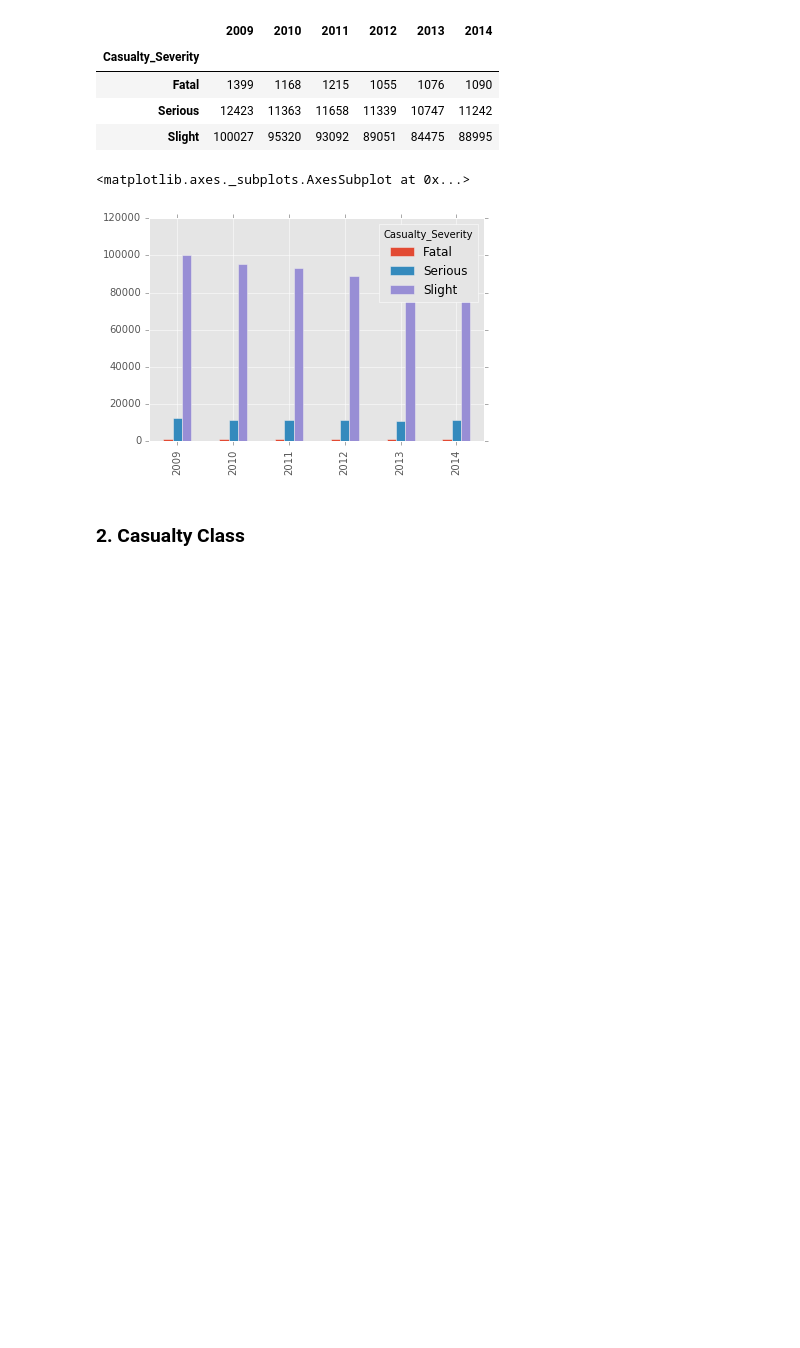
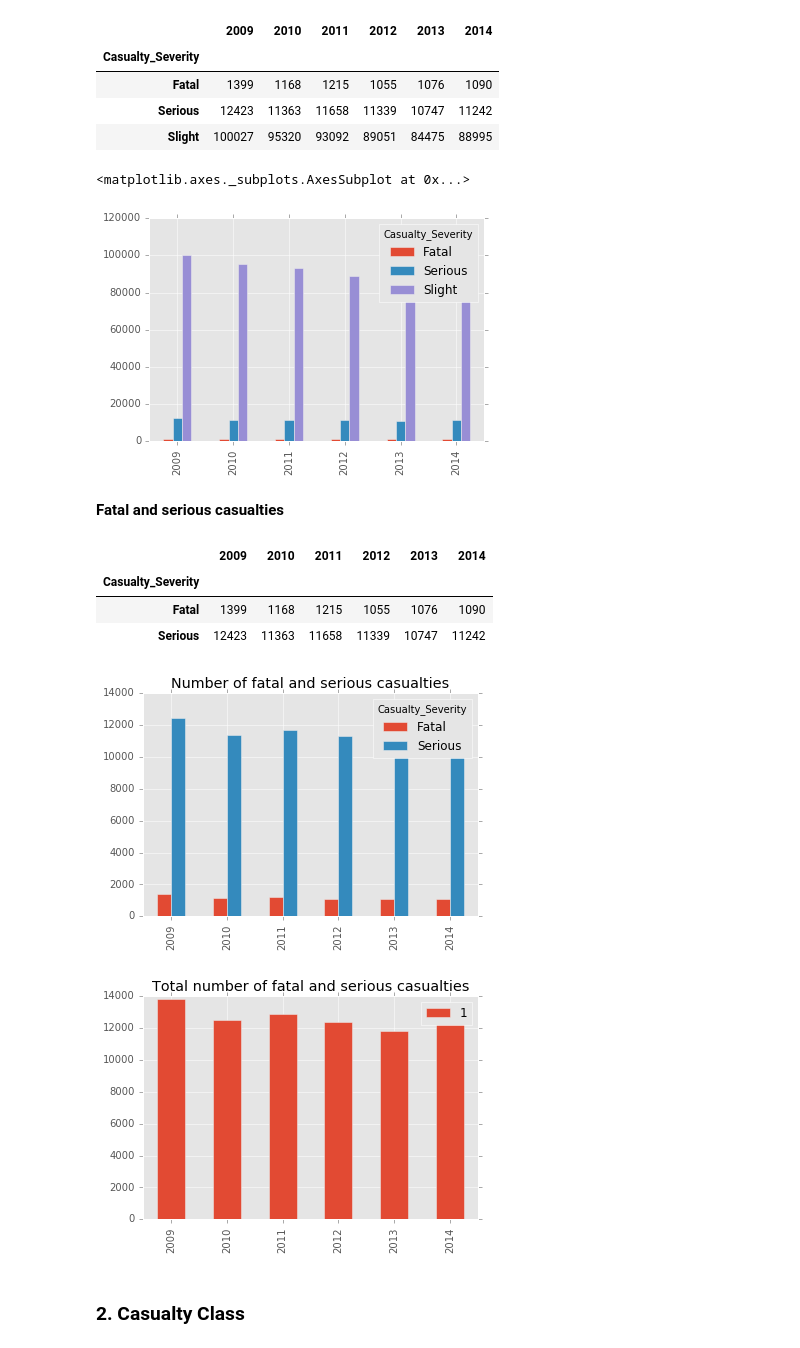
Before and after one commit to evxu/road-safety-project, a Jupyter notebook: Data_Exploration_2.ipynb, the cells around one changed output. Cells and saved outputs as stored; diff of their text form; code cells hidden in the pictures; blank space fills up the shorter version.

```diff
--- a/Data_Exploration_2.ipynb
+++ b/Data_Exploration_2.ipynb
@@ -241,5 +241,43 @@ df2.plot.bar()
 | Slight | 100027 | 95320 | 93092 | 89051 | 84475 | 88995 |
 <matplotlib.axes._subplots.AxesSubplot at 0x...>
 [figure]
+# %% [markdown]
+**Fatal and serious casualties**
+# %%
+%matplotlib inline
+years = ['2009', '2010', '2011', '2012', '2013', '2014']
+n = [0]*6
+i = 0
+d = {}
+d3 = {}
+for year in years:
+    df = pd.read_csv('data1/Casualties_' + year + '.csv', low_memory=False)
+    n[i] = df['Casualty_Severity'].value_counts()
+    d[year] = n[i]
+    d3[year] = len(df[df['Casualty_Severity']<3])
+
+df = pd.DataFrame(d,index = [1,2])
+df['Casualty_Severity'] = pd.Series(['Fatal', 'Serious'],index=[1,2])
+df = df.set_index('Casualty_Severity')
+display(df)
+df2 = df.T
+#plt.subplot(2,1,1)
+df2.plot.bar()
+plt.title('Number of fatal and serious casualties')
+
+#plt.subplot(2,1,2)
+df3 = pd.DataFrame(d3, index=[1])
+df3 = df3.T
+df3.plot.bar()
+plt.title('Total number of fatal and serious casualties')
+
+plt.show()
+# %% [output]
+|  | 2009 | 2010 | 2011 | 2012 | 2013 | 2014 |
+| Casualty_Severity |  |  |  |  |  |  |
+| Fatal | 1399 | 1168 | 1215 | 1055 | 1076 | 1090 |
+| Serious | 12423 | 11363 | 11658 | 11339 | 10747 | 11242 |
+[figure, added]
+[figure, added]
 # %% [markdown]
 ### 2. Casualty Class
```
